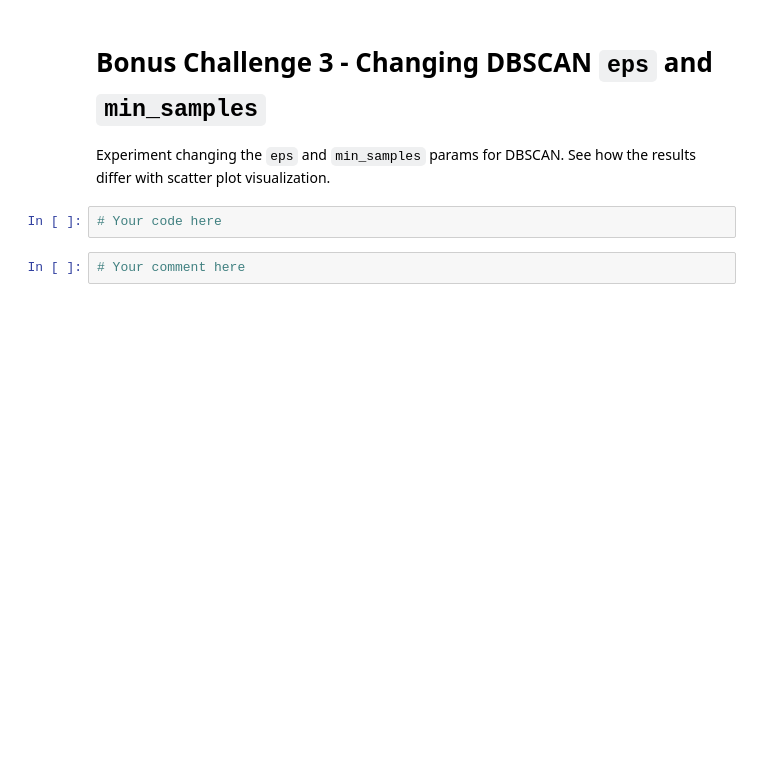
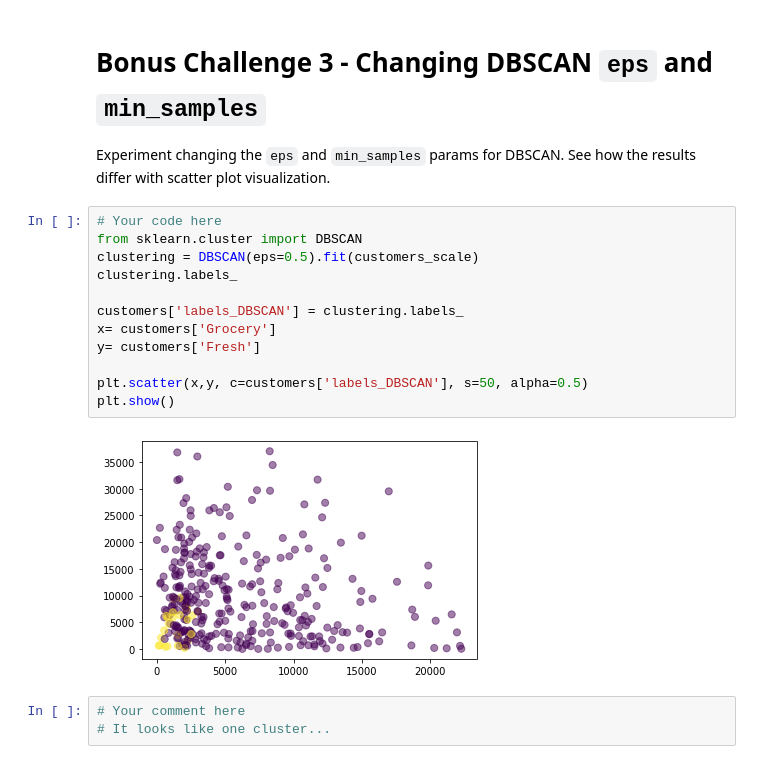
Before and after one commit to CibelesR/dataptmad1019, a Jupyter notebook: module-3/lab-unsupervised-learning/your-code/main.ipynb, the cells around one changed output. Cells and saved outputs as stored; diff of their text form; blank space fills up the shorter version.

```diff
--- a/module-3/lab-unsupervised-learning/your-code/main.ipynb
+++ b/module-3/lab-unsupervised-learning/your-code/main.ipynb
@@ -258,7 +281,20 @@ In advanced machine learning, data scientists try different numbers of clusters
 # Bonus Challenge 3 - Changing DBSCAN `eps` and `min_samples`
 
 Experiment changing the `eps` and `min_samples` params for DBSCAN. See how the results differ with scatter plot visualization.
+# %%
+# Your code here
+from sklearn.cluster import DBSCAN
+clustering = DBSCAN(eps=0.5).fit(customers_scale)
+clustering.labels_
+
+customers['labels_DBSCAN'] = clustering.labels_
+x= customers['Grocery']
+y= customers['Fresh']
+
+plt.scatter(x,y, c=customers['labels_DBSCAN'], s=50, alpha=0.5)
+plt.show()
+# %% [output]
+[figure, added]
 # %%
-# Your code here
+# Your comment here
+# It looks like one cluster...
-# %%
-# Your comment here
```
Also changed, not shown: parts of 9 cells of this notebook.
